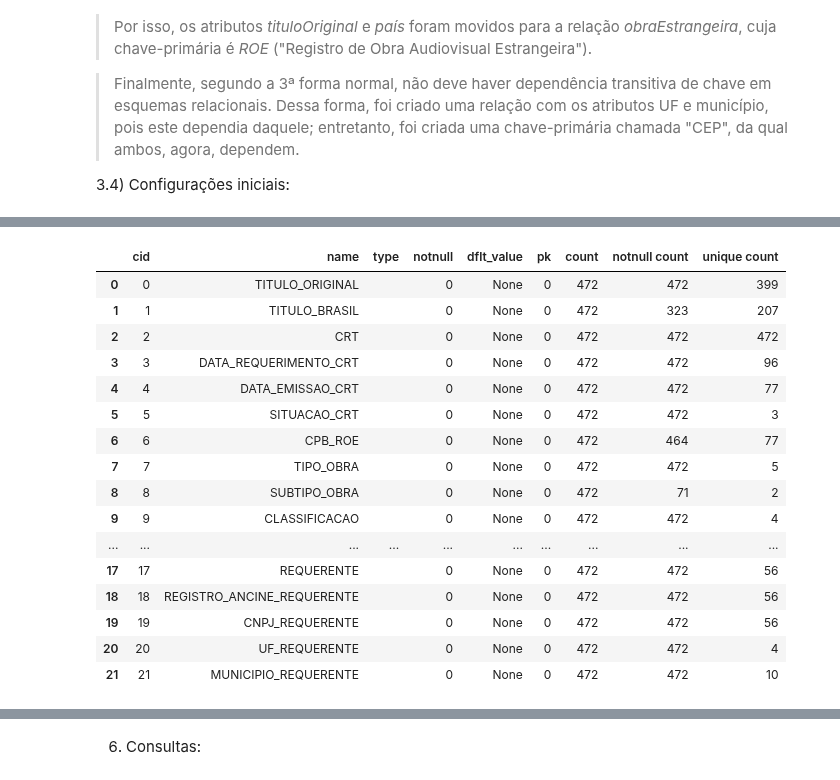
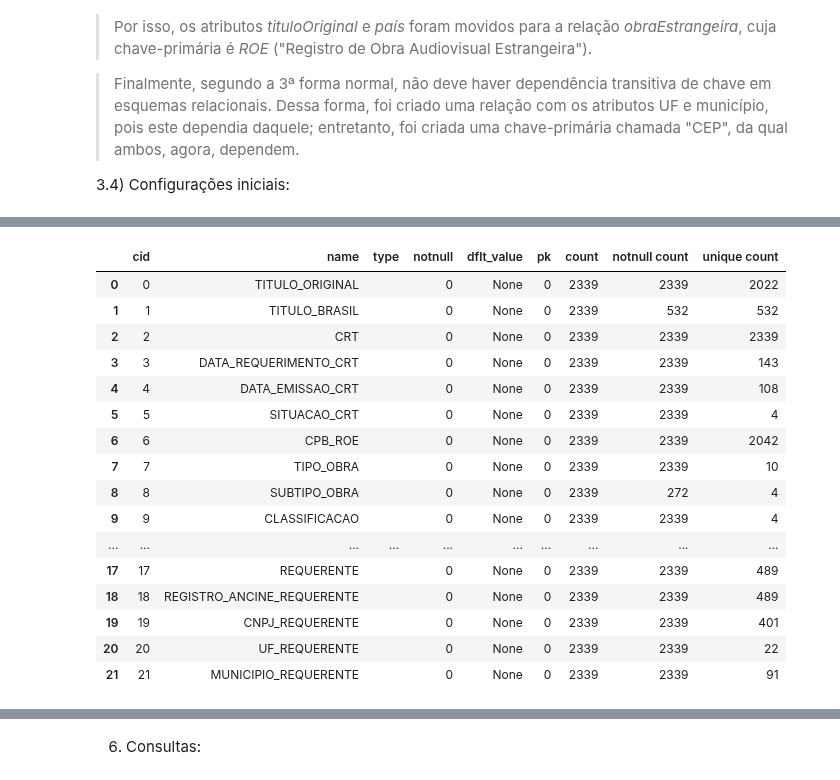
Before and after one commit to MarceleLouiseSAra/TPs-IBD, a Jupyter notebook: TP2.ipynb, the cells around one changed output, grey strips where cells are left out. Cells and saved outputs as stored; diff of their text form; code cells hidden in the pictures.

```diff
--- a/TP2.ipynb
+++ b/TP2.ipynb
@@ -156,7 +158,7 @@ def hist(data, xlabel='', ylabel='', bins='auto'):
 # %%
 import os
 
-Source = '/content/drive/MyDrive/crt-obras-nao-publicitarias-2002.csv'
+Source = '/content/drive/MyDrive/crt-obras-nao-publicitarias-2025.csv'
 
 try:
     with sqlite3.connect('TP2.db') as conn:
@@ -173,11 +175,11 @@ try:
             header = next(reader)
 
             columns = [f'"{column}"' for column in header]
-            create = f'CREATE TABLE IF NOT EXISTS table2002 ({", ".join(columns)})'
+            create = f'CREATE TABLE IF NOT EXISTS table2025 ({", ".join(columns)})'
             cur.execute(create)
 
             placeholders = ', '.join(['?'] * len(header))
-            insert = f'INSERT INTO table2002 VALUES ({placeholders})'
+            insert = f'INSERT INTO table2025 VALUES ({placeholders})'
 
             batch = []
             for row in reader:
@@ -189,7 +191,7 @@ try:
             if batch:
                 cur.executemany(insert, batch)
 
-        update = f'UPDATE table2002 SET ' + ','.join([f'{column} = NULLIF({column}, "")' for column in columns])
+        update = f'UPDATE table2025 SET ' + ','.join([f'{column} = NULLIF({column}, "")' for column in columns])
         cur.execute(update)
 
         conn.commit()
@@ -203,25 +205,25 @@ except Exception as e:
     print(f"Ocorreu um erro inesperado: {e}")
 # %%
 # info table -- analogous to pandas' .info() / .nunique()
-info('table2002', conn)
+info('table2025', conn)
 # %% [output]
 |  | cid | name | type | notnull | dflt_value | pk | count | notnull count | unique count |
-| 0 | 0 | TITULO_ORIGINAL |  | 0 | None | 0 | 472 | 472 | 399 |
-| 1 | 1 | TITULO_BRASIL |  | 0 | None | 0 | 472 | 323 | 207 |
-| 2 | 2 | CRT |  | 0 | None | 0 | 472 | 472 | 472 |
-| 3 | 3 | DATA_REQUERIMENTO_CRT |  | 0 | None | 0 | 472 | 472 | 96 |
-| 4 | 4 | DATA_EMISSAO_CRT |  | 0 | None | 0 | 472 | 472 | 77 |
-| 5 | 5 | SITUACAO_CRT |  | 0 | None | 0 | 472 | 472 | 3 |
-| 6 | 6 | CPB_ROE |  | 0 | None | 0 | 472 | 464 | 77 |
-| 7 | 7 | TIPO_OBRA |  | 0 | None | 0 | 472 | 472 | 5 |
-| 8 | 8 | SUBTIPO_OBRA |  | 0 | None | 0 | 472 | 71 | 2 |
-| 9 | 9 | CLASSIFICACAO |  | 0 | None | 0 | 472 | 472 | 4 |
+| 0 | 0 | TITULO_ORIGINAL |  | 0 | None | 0 | 2339 | 2339 | 2022 |
+| 1 | 1 | TITULO_BRASIL |  | 0 | None | 0 | 2339 | 532 | 532 |
+| 2 | 2 | CRT |  | 0 | None | 0 | 2339 | 2339 | 2339 |
+| 3 | 3 | DATA_REQUERIMENTO_CRT |  | 0 | None | 0 | 2339 | 2339 | 143 |
+| 4 | 4 | DATA_EMISSAO_CRT |  | 0 | None | 0 | 2339 | 2339 | 108 |
+| 5 | 5 | SITUACAO_CRT |  | 0 | None | 0 | 2339 | 2339 | 4 |
+| 6 | 6 | CPB_ROE |  | 0 | None | 0 | 2339 | 2339 | 2042 |
+| 7 | 7 | TIPO_OBRA |  | 0 | None | 0 | 2339 | 2339 | 10 |
+| 8 | 8 | SUBTIPO_OBRA |  | 0 | None | 0 | 2339 | 272 | 4 |
+| 9 | 9 | CLASSIFICACAO |  | 0 | None | 0 | 2339 | 2339 | 4 |
 | ... | ... | ... | ... | ... | ... | ... | ... | ... | ... |
-| 17 | 17 | REQUERENTE |  | 0 | None | 0 | 472 | 472 | 56 |
-| 18 | 18 | REGISTRO_ANCINE_REQUERENTE |  | 0 | None | 0 | 472 | 472 | 56 |
-| 19 | 19 | CNPJ_REQUERENTE |  | 0 | None | 0 | 472 | 472 | 56 |
-| 20 | 20 | UF_REQUERENTE |  | 0 | None | 0 | 472 | 472 | 4 |
-| 21 | 21 | MUNICIPIO_REQUERENTE |  | 0 | None | 0 | 472 | 472 | 10 |
+| 17 | 17 | REQUERENTE |  | 0 | None | 0 | 2339 | 2339 | 489 |
+| 18 | 18 | REGISTRO_ANCINE_REQUERENTE |  | 0 | None | 0 | 2339 | 2339 | 489 |
+| 19 | 19 | CNPJ_REQUERENTE |  | 0 | None | 0 | 2339 | 2339 | 401 |
+| 20 | 20 | UF_REQUERENTE |  | 0 | None | 0 | 2339 | 2339 | 22 |
+| 21 | 21 | MUNICIPIO_REQUERENTE |  | 0 | None | 0 | 2339 | 2339 | 91 |
 # %%
 # peek into some data
 
```
Also changed, not shown: parts of 34 cells of this notebook.
